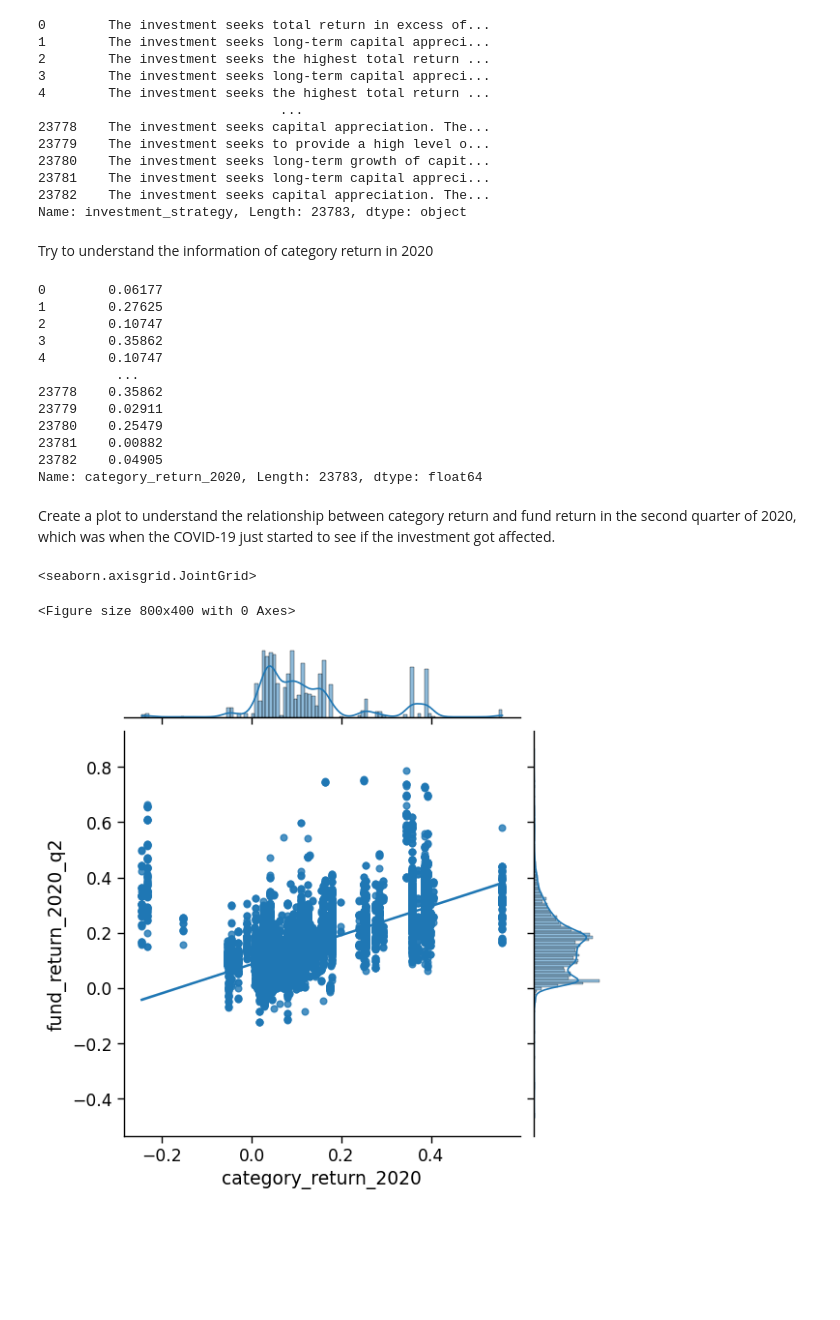
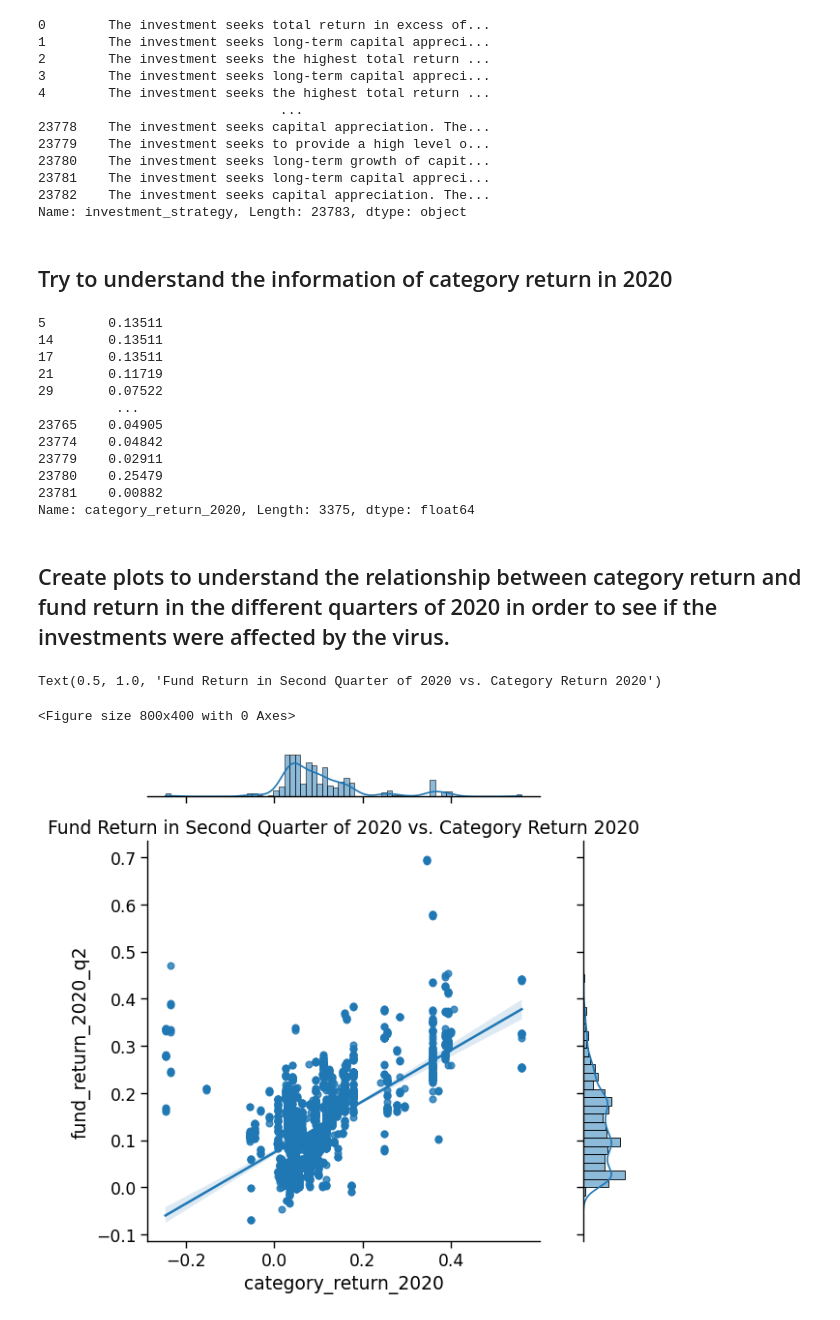
Before and after one commit to ubco-W2022T2-data301/project-group-group-57, a Jupyter notebook: analysis/analysis_George_Hsu.ipynb, the cells around one changed output. Saved outputs shown, nothing was run; the diff lists cells and outputs as text; code cells hidden in the pictures; blank space fills up the shorter version.

```diff
--- a/analysis/analysis_George_Hsu.ipynb
+++ b/analysis/analysis_George_Hsu.ipynb
@@ -11,6 +18,5 @@ Plan of analysis: For the price reaction, I will implement an event study approa
 # %%
-import pandas as pd
-df = pd.read_csv('../data/raw/MutualFunds.csv')
+df = pd.read_csv('/Users/georgehsu/project-group-group-57/data/raw/MutualFunds.csv')
 df.info()
 df.head()
 # %% [output]
@@ -77,4 +77,5 @@ Create a new dataset that keeps the data I need
 # %%
-df1 = df[['fund_return_2021_q2', 'fund_return_2021_q1', 'fund_return_2020_q4', 'fund_return_2020_q3', 'fund_return_2020_q2', 'category_return_2020', 'fund_return_2020']]
+df1 = df[['fund_symbol', 'fund_return_2021_q2', 'fund_return_2021_q1', 'fund_return_2020_q4', 'fund_return_2020_q3', 'fund_return_2020_q2', 'category_return_2020', 'fund_return_2020']]
+df1 = df1.dropna()
 df1.head()
 # %% [output]
@@ -116,31 +117,32 @@ df['investment_strategy']
 23782    The investment seeks capital appreciation. The...
 Name: investment_strategy, Length: 23783, dtype: object
 # %% [markdown]
-Try to understand the information of category return in 2020
+## Try to understand the information of category return in 2020
 # %%
 df1['category_return_2020']
 # %% [output]
-0        0.06177
-1        0.27625
-2        0.10747
-3        0.35862
-4        0.10747
+5        0.13511
+14       0.13511
+17       0.13511
+21       0.11719
+29       0.07522
           ...
-23778    0.35862
+23765    0.04905
+23774    0.04842
 23779    0.02911
 23780    0.25479
 23781    0.00882
-23782    0.04905
-Name: category_return_2020, Length: 23783, dtype: float64
+Name: category_return_2020, Length: 3375, dtype: float64
 # %% [markdown]
-Create a plot to understand the relationship between category return and fund return in the second quarter of 2020, which was when the COVID-19 just started to see if the investment got affected.
+## Create plots to understand the relationship between category return and fund return in the different quarters of 2020 in order to see if the investments were affected by the virus.
 # %%
 plt.figure(figsize=(8,4))
 
 sns.set_context('paper', font_scale=1.4)
 
-sns.jointplot(x='category_return_2020', y='fund_return_2020_q2', data=df1, kind="reg")
+sns.jointplot(x='category_return_2020', y='fund_return_2020_q2', data=df1, kind="reg", space=1)
+plt.title('Fund Return in Second Quarter of 2020 vs. Category Return 2020')
 # %% [output]
-<seaborn.axisgrid.JointGrid>
+Text(0.5, 1.0, 'Fund Return in Second Quarter of 2020 vs. Category Return 2020')
 <Figure size 800x400 with 0 Axes>
-[figure, old version]
+[figure, new version]
```
Also changed, not shown: parts of 37 cells of this notebook, 4 other files.
